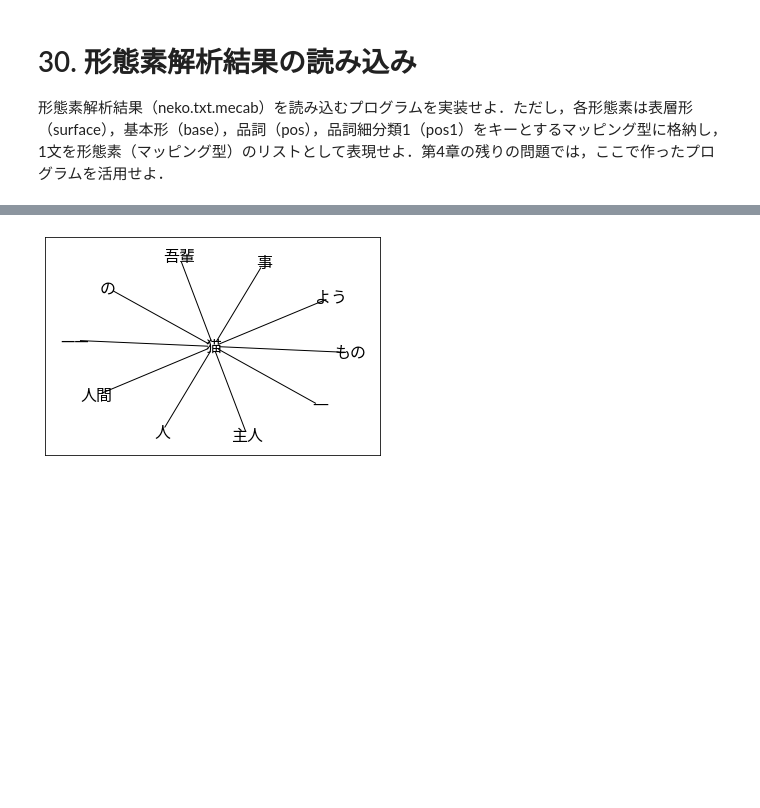
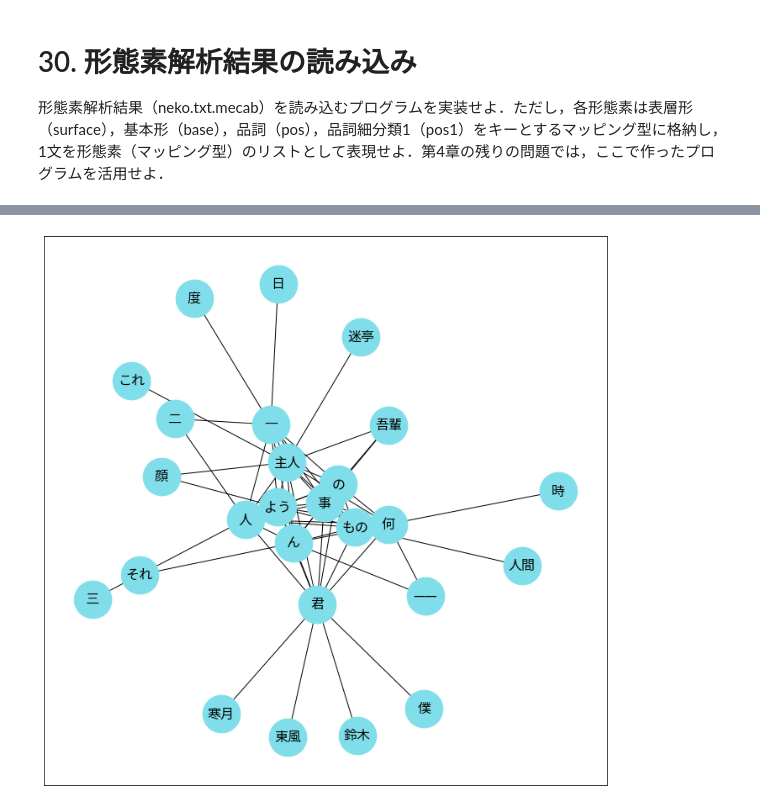
Before and after one commit to ingtk/nlp100, a Jupyter notebook: chapter4/chapter4nx.ipynb, the cells around one changed output, grey strips where cells are left out. Cells and saved outputs as stored; diff of their text form; code cells hidden in the pictures; blank space fills up the shorter version.

```diff
--- a/chapter4/chapter4nx.ipynb
+++ b/chapter4/chapter4nx.ipynb
@@ -53,12 +53,12 @@ def topN_co_occurrences_words(list, n):
 
 t = Tokenizer()
 
-top3_word_list = topN_co_occurrences_words(all_word_list, 3)
+topn_word_list = topN_co_occurrences_words(all_word_list, 10)
 cooccurrece_word_list = []
 
-print(top3_word_list)
+print(topn_word_list)
 
-for (word, cnt) in top3_word_list:
+for (word, cnt) in topn_word_list:
     sentences = surface_sentence_dict[word]
     related_word_list = []
     for sentence in sentences:
@@ -71,11 +71,11 @@ for (word, cnt) in top3_word_list:
                 continue
             related_word_list += [token.surface]
 
-    print({
+    cooccurrece_word_list += [{
         'word': word,
         'cnt': cnt,
-        'related_word_list': topN_co_occurrences_words(related_word_list, 3),
-    })
+        'most_common': topN_co_occurrences_words(related_word_list, 10),
+    }]
 
-# cooccurrece_word_list
+cooccurrece_word_list
 # %% [output]
@@ -86,24 +100,30 @@ for (word, cnt) in top3_word_list:
 # %%
-# import matplotlib.pyplot as plt
-# from matplotlib import font_manager
-# import japanize_matplotlib
-# import networkx as nx
+import matplotlib.pyplot as plt
+from matplotlib import font_manager
+import japanize_matplotlib
+import networkx as nx
 
 
-# G = nx.Graph()
-# G.add_node(u'猫')
-# for v in most_common[0:10]:
-#     w = v[0]
-#     if not G.has_node(w):
-#         G.add_node(w)
+G = nx.Graph()
 
-#     G.add_edge(u'猫', w)
+for data in cooccurrece_word_list:
+    p = data['word']
+    if not G.has_node(p):
+        G.add_node(p)
+    for (w, cnt) in data['most_common']:
+        if not G.has_node(w):
+            G.add_node(w)
 
-# pos = nx.spring_layout(G)
-# nx.draw_networkx_nodes(G, pos, node_size=100, node_color='w')
-# nx.draw_networkx_edges(G, pos, width=1)
-# nx.draw_networkx_labels(G, pos, font_size=16, font_family='Noto Sans JP')
+        G.add_edge(p, w)
 
-# plt.show()
+plt.figure(figsize=(12, 12))
+
+# pos = nx.circular_layout(G)
+pos = nx.spring_layout(G)
+nx.draw_networkx_nodes(G, pos, node_color='#80deea', node_size=2000)
+nx.draw_networkx_edges(G, pos, width=1)
+nx.draw_networkx_labels(G, pos, font_size=16, font_family='Noto Sans JP')
+
+plt.show()
 # %% [output]
-[figure, old version]
+[figure, new version]
```
Also changed, not shown: parts of 1 cell of this notebook.
